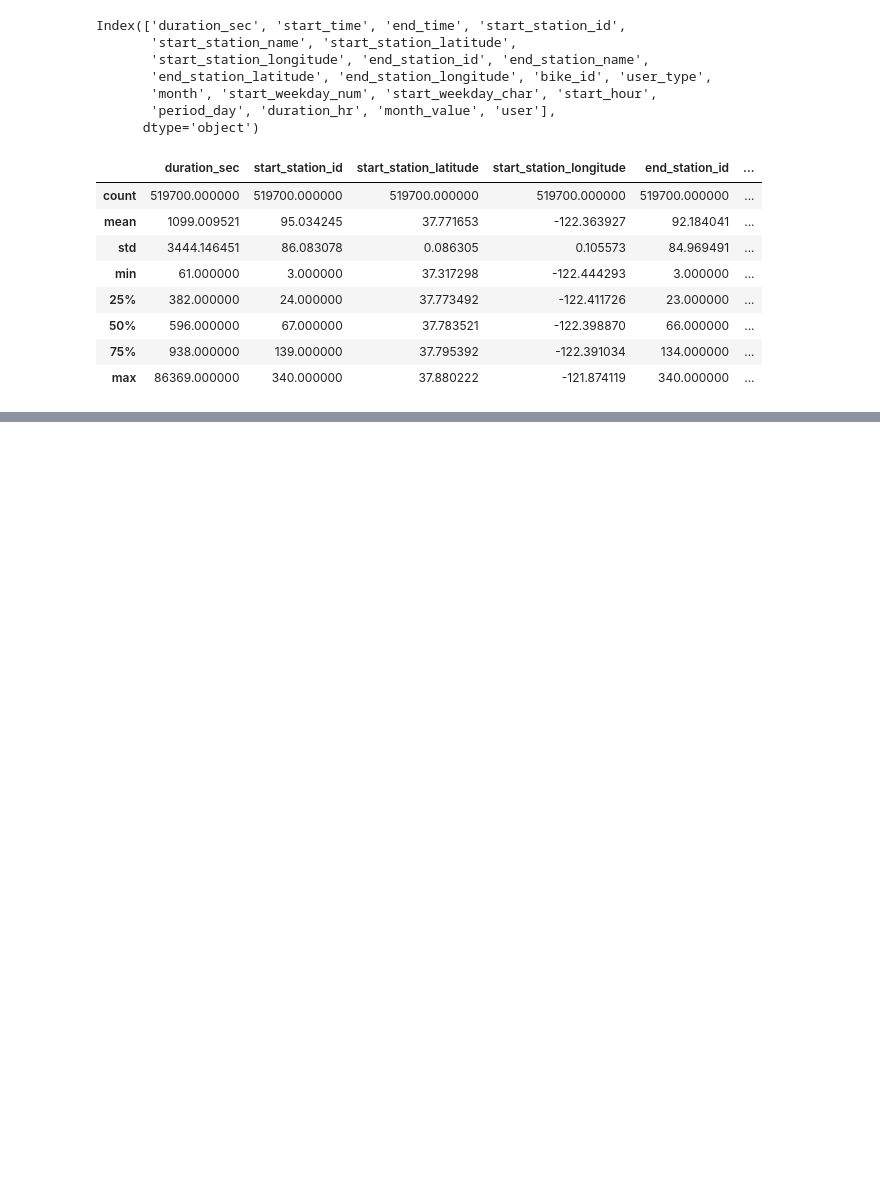
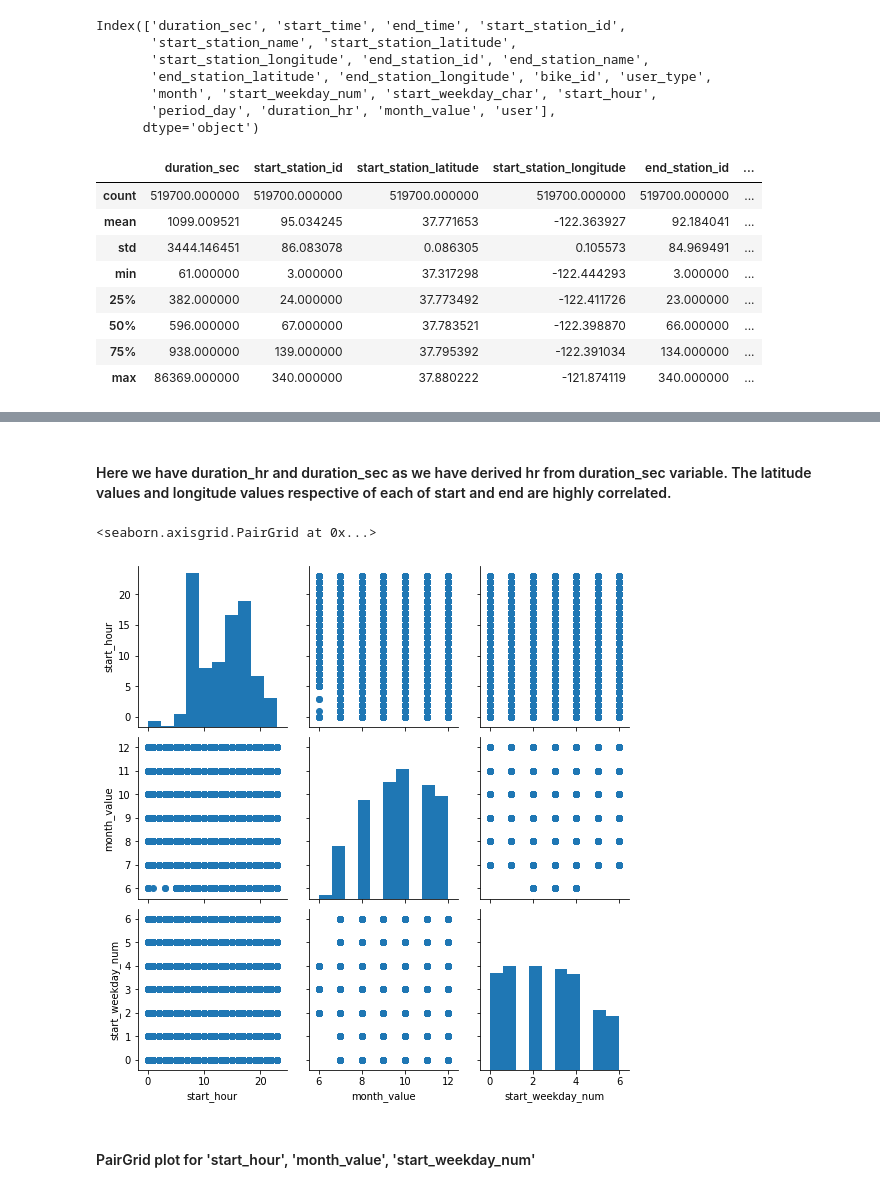
Before and after one commit to Siddharth1698/Ford-GoBike-Data-Visualization, a Jupyter notebook: exploration.ipynb, the cells around one changed output, grey strips where cells are left out. Saved outputs shown, nothing was run; the diff lists cells and outputs as text; code cells hidden in the pictures; blank space fills up the shorter version.

```diff
--- a/exploration.ipynb
+++ b/exploration.ipynb
@@ -455,0 +457,11 @@ sb.heatmap(df.corr(), annot = True, fmt = '.1f', cmap = 'vlag_r', center = 0)
+# %% [markdown]
+#### Here we have duration_hr and duration_sec as we have derived hr from duration_sec variable. The latitude values and longitude values  respective of each of start and end are highly correlated.
+# %%
+g = sb.PairGrid(data = df, vars = ['start_hour', 'month_value', 'start_weekday_num'])
+g.map_diag(plt.hist)
+g.map_offdiag(plt.scatter)
+# %% [output]
+<seaborn.axisgrid.PairGrid at 0x...>
+[figure, added]
+# %% [markdown]
+#### PairGrid plot for 'start_hour', 'month_value', 'start_weekday_num'
```
Also changed, not shown: parts of 5 cells of this notebook.
